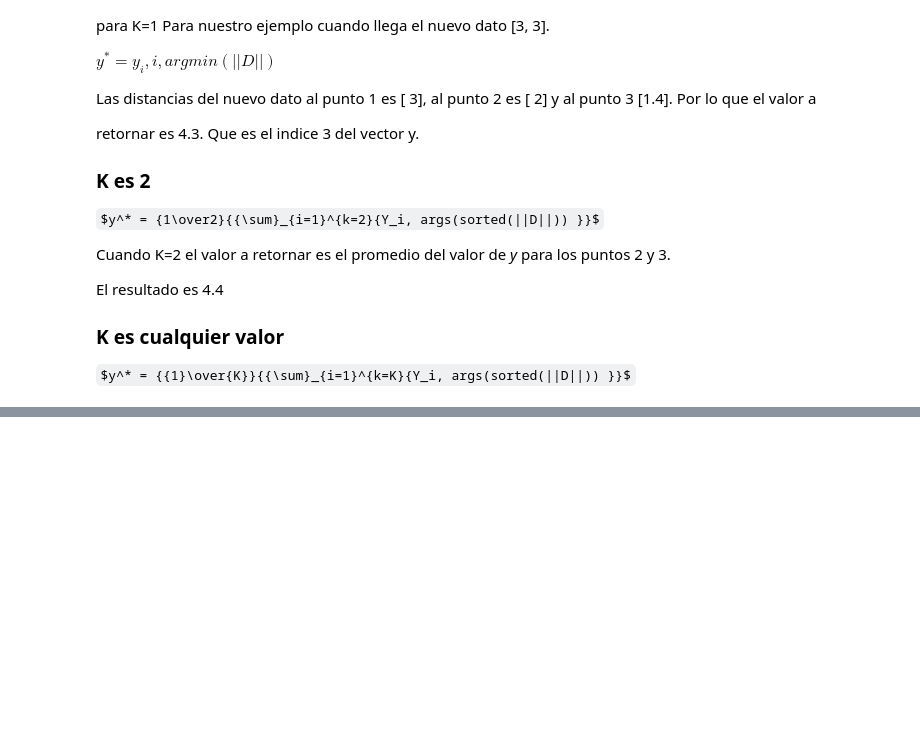
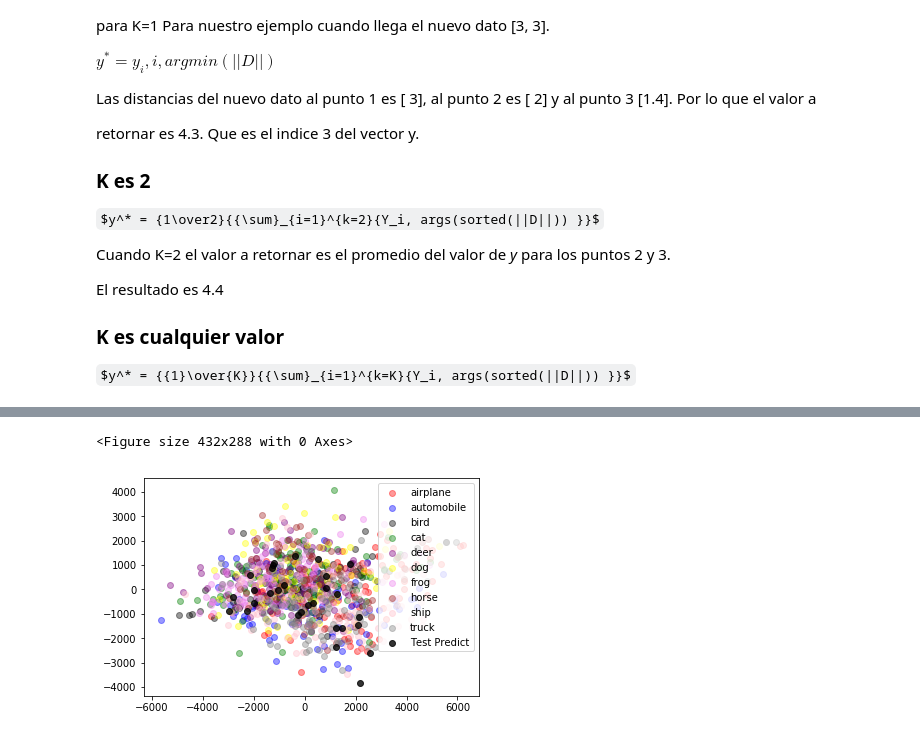
Before and after one commit to jdramirez/UCO_ML_AI, a Jupyter notebook: src/notebook/Basic_KNN.ipynb, the cells around one changed output, grey strips where cells are left out. Cells and saved outputs as stored; diff of their text form; code cells hidden in the pictures; some formulas as TeX source; blank space fills up the shorter version.

```diff
--- a/src/notebook/Basic_KNN.ipynb
+++ b/src/notebook/Basic_KNN.ipynb
@@ -97,0 +220,33 @@ plt.show()
+# %%
+def reduce_dim_pca(components, X_train, X_test):
+    """
+    This method reduce the dimensionality of the Train and Test Matrix.
+    """
+    pca = PCA(n_components=components)
+    X_r = pca.fit(X_train).transform(X_train)
+    X_nr = pca.transform(X_test)
+    return X_r, X_nr
+
+X_r, X_nr = reduce_dim_pca(2, s_X_train, s_X_test)
+
+plt.figure()
+c_scale = ['red', 'blue', 'black','green',
+           'purple','yellow','violet',
+           'brown','pink','gray']
+colors = [(ix,color)
+          for ix, color in enumerate(c_scale)]
+lw = 1
+fig, ax = plt.subplots()
+for color, target_name in zip(colors, names_labels):
+    ax.scatter(X_r[s_y_train == color[0], 0], X_r[s_y_train == color[0], 1],
+                color=color[1], alpha=.4, lw=lw,
+                label=target_name)
+
+ax.scatter(X_nr[:,0], X_nr[:,1],
+            color='black', alpha=.8, lw=lw,
+            label="Test Predict")
+ax.legend(loc='best', shadow=False, scatterpoints=1)
+plt.show()
+# %% [output]
+<Figure size 432x288 with 0 Axes>
+[figure, added]
```
Also changed, not shown: parts of 29 cells of this notebook.
